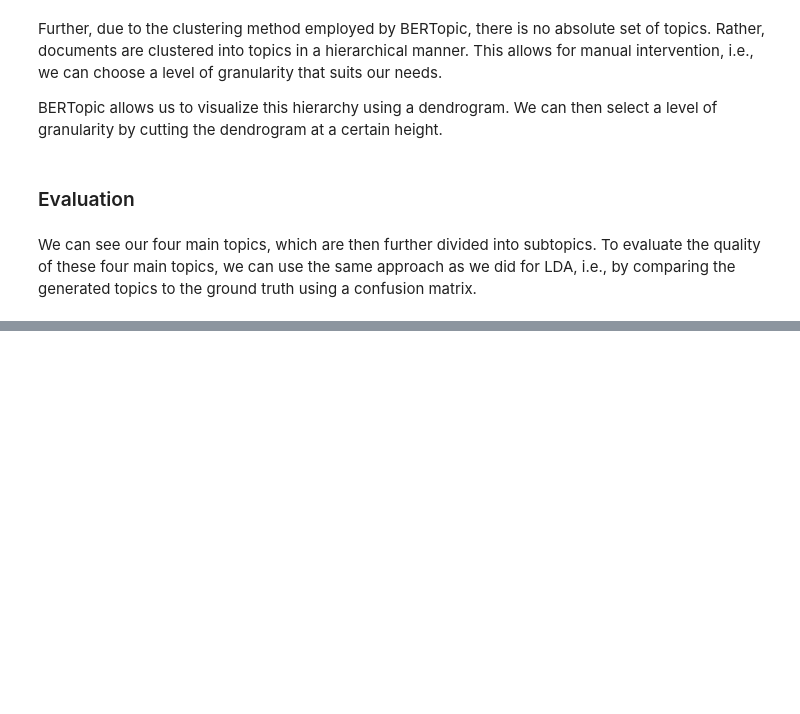
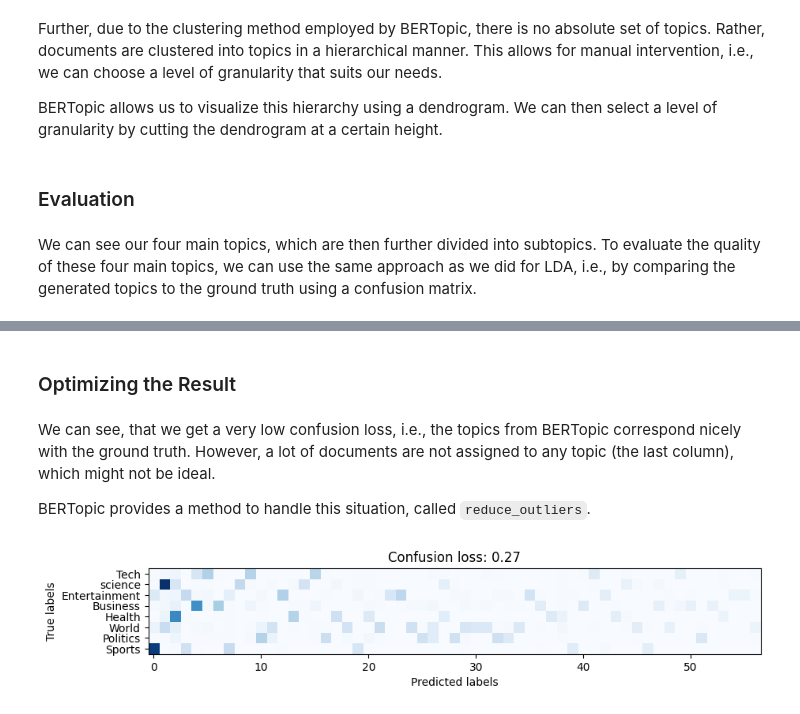
Before and after one commit to DanielMatter/topic-modeling, a Jupyter notebook: course/BERTopic-03-Training.ipynb, the cells around one changed output, grey strips where cells are left out. Cells and saved outputs as stored; diff of their text form; code cells hidden in the pictures; blank space fills up the shorter version.

```diff
--- a/course/BERTopic-03-Training.ipynb
+++ b/course/BERTopic-03-Training.ipynb
@@ -30,3 +42,6 @@ KeyboardInterrupt:
+# %%
+from bertopic import BERTopic
+topic_model = BERTopic.load(join('..', 'data', 'bert-models', 'model-base'))
 # %% [markdown]
 ### Exploring the Results
 # %% [markdown]
@@ -96,0 +69,13 @@ entropy(c / c.sum(), base=2)
+# %% [markdown]
+### Optimizing the Result
+# %% [markdown]
+We can see, that we get a very low confusion loss, i.e., the topics from BERTopic correspond nicely with the ground truth. However, a lot of documents are not assigned to any topic (the last column), which might not be ideal.
+
+BERTopic provides a method to handle this situation, called `reduce_outliers`.
+# %%
+new_topics = topic_model.reduce_outliers(texts, topics)
+
+fig, ax = plt.subplots(figsize=(10, 4), dpi=100)
+plot_confusion_loss(labels, new_topics, ax=ax)
+# %% [output]
+[figure, added]
```
Also changed, not shown: parts of 15 cells of this notebook, 5 other files.
